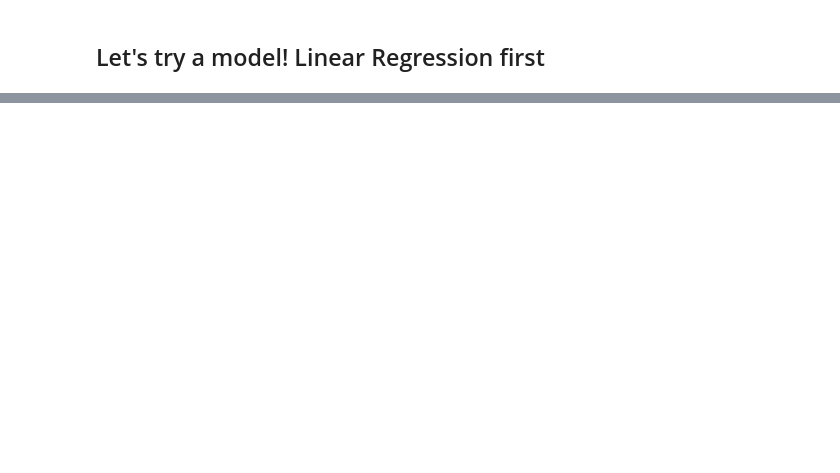
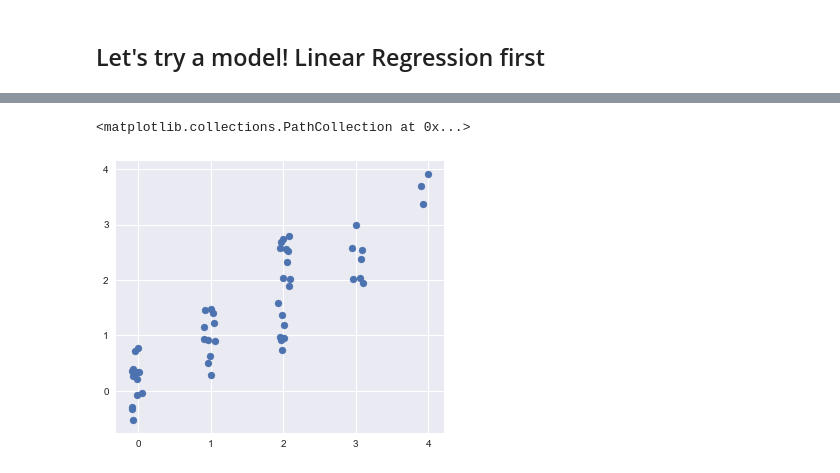
Before and after one commit to KrissyG-hub/PPG, a Jupyter notebook: CrewAPI_pullTest.ipynb, the cells around one changed output, grey strips where cells are left out. Drawn from its saved outputs; the diff is of its cells as text; code cells hidden in the pictures; blank space fills up the shorter version.

```diff
--- a/CrewAPI_pullTest.ipynb
+++ b/CrewAPI_pullTest.ipynb
@@ -305,0 +412,4 @@ Name: grade, dtype: float64
+# %%
+model_data = crew_df_modeling[crew_df_modeling.grade != -1]
+print(model_data.shape)
+model_data.head(10)
@@ -305,0 +432,10 @@ Name: grade, dtype: float64
+# %%
+for i in range(0, len(model_data.columns)):
+    data = model_data[model_data.columns[i]]
+
+    if data.dtype != 'object':  # don't scale text columns
+        if data.max() != 0:  # divide by zero error
+            model_data[model_data.columns[i]] = data/data.max()
+
+
+model_data['grade'] = model_data['grade']*4   # can't figure out how not to scale "grade". blurgh
@@ -308,12 +489,18 @@ Name: grade, dtype: float64
 # %%
-# Pull out the first 80% of data points for training. Use the last 20% for test
-features = feats_df.drop(['CharacterDesignName', 'SpecialAbilityFinalArgument', 'grade'], axis = 1)
-labels = feats_df['grade']
+# Pull out 80% of data points for training. Use 20% for test
+np.random.seed(0)
+shuffle = np.random.permutation(np.arange(len(model_data['grade'].values)))
 
-n = len(labels)
+features = model_data.drop(['CharacterDesignName', 'grade'], axis = 1).values[shuffle]
+labels = model_data['grade'].values[shuffle]
+
+n = len(shuffle)
 split_n = int(np.floor(0.8*n))
 
-train_features = features.values[0:split_n]
-train_labels = labels.values[0:split_n]
-test_features = features.values[split_n+1:]
-test_labels = labels.values[split_n+1:]
+train_features = features[0:split_n]
+train_labels = labels[0:split_n]
+test_features = features[split_n+1:]
+test_labels = labels[split_n+1:]
+
+print(len(train_labels))
+print(len(test_labels))
@@ -332,0 +524,7 @@ ValueError: could not convert string to float: 'None'
+# %%
+plt.figure(figsize = (20,5))
+plt.subplot(1,3,2)
+plt.scatter(test_labels+0.1-np.random.uniform(size=len(y_pred))*0.2, y_pred)
+# %% [output]
+<matplotlib.collections.PathCollection at 0x...>
+[figure, added]
```
Also changed, not shown: parts of 28 cells of this notebook.
